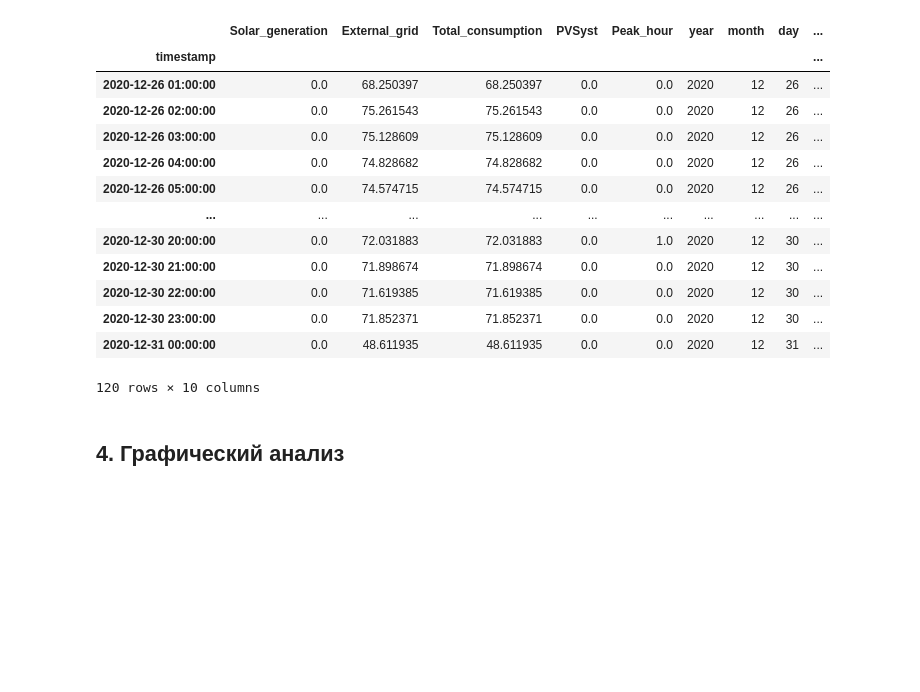
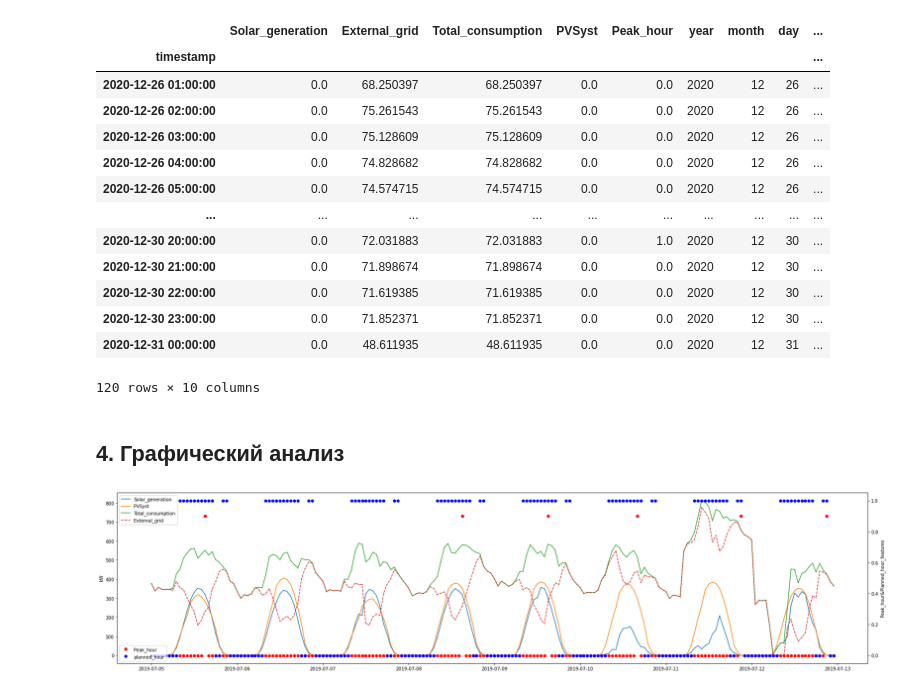
Before and after one commit to Randyrofed/Local_Control_system, a Jupyter notebook: Local_Control_System.ipynb, the cells around one changed output. Drawn from its saved outputs; the diff is of its cells as text; code cells hidden in the pictures; blank space fills up the shorter version.

```diff
--- a/Local_Control_System.ipynb
+++ b/Local_Control_System.ipynb
@@ -190,3 +190,28 @@ dt.tail(120)
 120 rows × 10 columns
 # %% [markdown]
 ## 4. Графический анализ
+# %%
+#на графике можно вывести измененение всех параметров включая ЧПН и ПЧПН
+start, end = '2019-07-05 00:00:00', '2019-07-12 23:00:00' #вводим нужные даты для визуализации (от  до )
+fig, ax = plt.subplots(figsize=(30, 7))
+ax2 = ax.twinx()
+ax.plot(dt.loc[start:end, 'Solar_generation'],
+marker='.', linestyle='-', linewidth=1.5, markersize=1, label='Solar_generation')
+ax.plot(dt.loc[start:end, 'PVSyst'],
+marker='.', markersize=1, linewidth=1.5, linestyle='-', label='PVSyst')
+ax.plot(dt.loc[start:end, 'Total_consumption'],
+marker='.', markersize=1, linewidth=1.5, linestyle='-', label='Total_consumption')
+ax.plot(dt.loc[start:end, 'External_grid'],
+marker='.', markersize=1, linewidth=1.5, linestyle='--', label='External_grid')
+ax.set_ylabel('kW')
+ax2.plot(dt.loc[start:end, 'Peak_hour']*0.9,#признак пикового часа домножен на 0,9, чтобы не сливаться с ПЧПН
+color='red', label='Peak_hour',linewidth=0, marker = 'o', markersize=6,)
+ax2.plot(dt.loc[start:end, 'planned_hour'],
+color='blue', label='planned_hour', linewidth=0, marker = 'o', markersize=6)
+ax2.set_ylabel('Peak_hour&Planned_hour_features')
+leg = ax.legend(loc = 2)
+leg1 = ax2.legend(loc = 3)
+#Красные маркеры - признак ЧПН
+#Синие маркеры - признак ПЧПН
+# %% [output]
+[figure, added]
```
Also changed, not shown: parts of 4 cells of this notebook.
